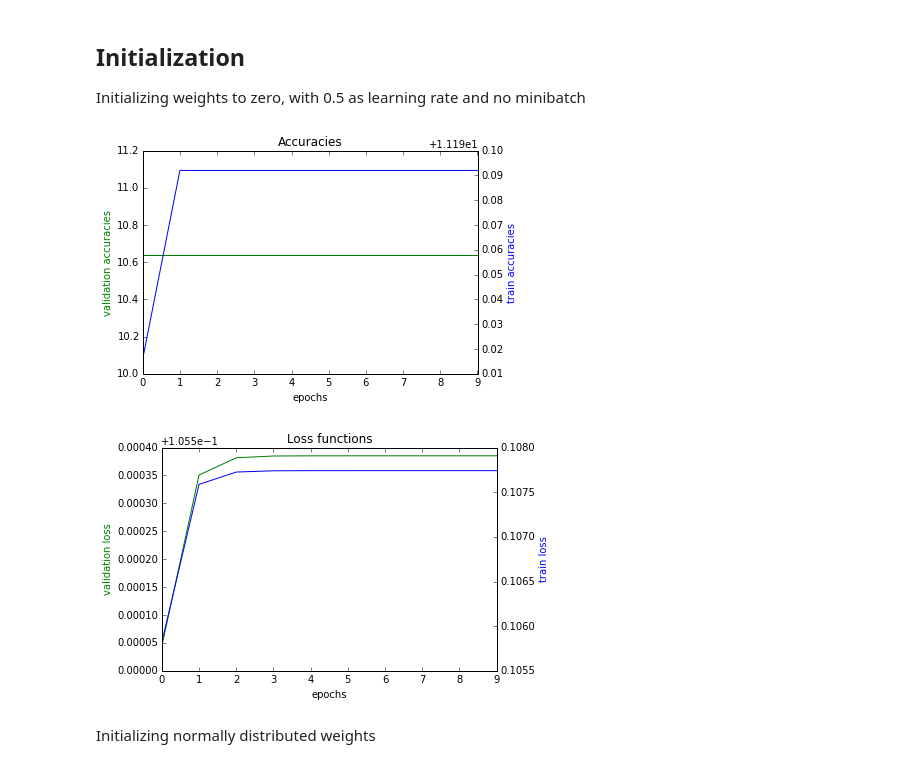
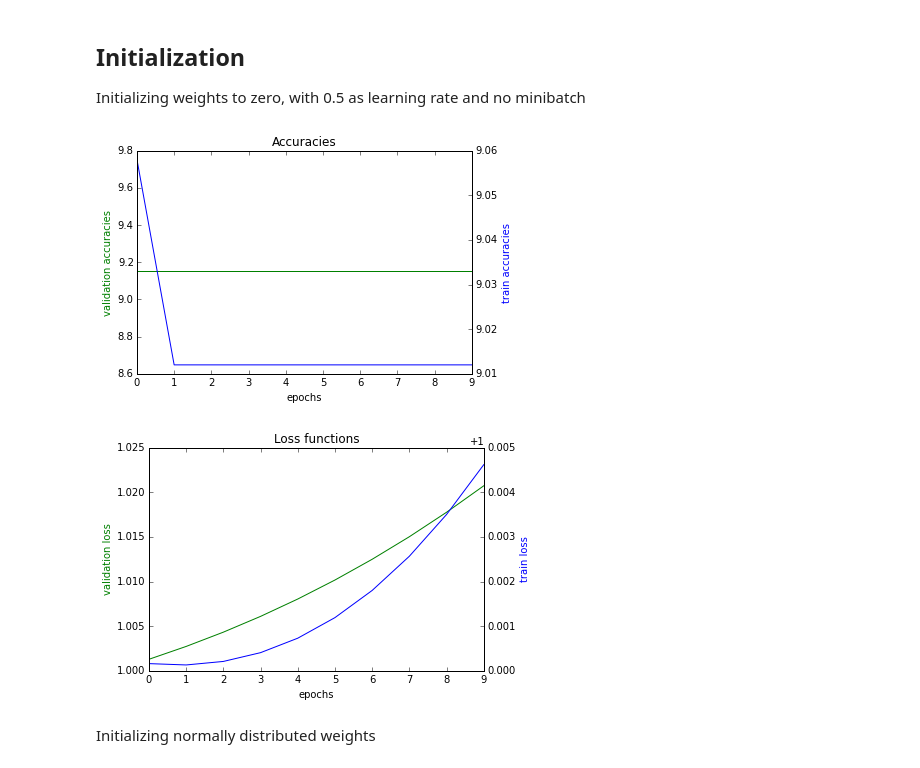
Before and after one commit to mabounassif/IFT6135H19_assignment, a Jupyter notebook: mlp.ipynb, the cells around one changed output. Drawn from its saved outputs; the diff is of its cells as text; code cells hidden in the pictures.

```diff
--- a/mlp.ipynb
+++ b/mlp.ipynb
@@ -78,6 +78,9 @@ def forward(self, X):
     input_layer = X
 
     # Adding input in activations needed for gradient descent
+    self.cache['activations'] = []
+    self.cache['preactivations'] = []
+
     self.cache['activations'].append(X)
 
     # Index stops before the last layer as we'd need to treat it differently
@@ -146,15 +159,13 @@ def loss(self, predictions, targets):
     N = predictions.shape[0] # batch size
     k = predictions.shape[1] # numb of classes
 
-    return np.mean(-1*np.sum(np.multiply(np.eye(k)[targets][0], np.log10(predictions))))
+    return -1*np.sum(np.multiply(np.eye(k)[targets][0], np.log10(predictions)))/N
 # %%
 def loss_prime(self, predictions, targets):
     k = predictions.shape[1] # numb of classes
+    N = predictions.shape[0]
 
-    print(predictions)
-    print(np.eye(k)[targets])
-
-    return np.sum(np.multiply(np.eye(k)[targets], np.eye(k)[targets] - predictions), axis=0, keepdims=1)
+    return np.sum(np.multiply(np.eye(k)[targets], np.eye(k)[targets] - predictions), axis=0, keepdims=1)/N
 # %%
 def backward(self, Y):
     '''
@@ -166,19 +177,18 @@ def backward(self, Y):
             column: is the label of the samples
     '''
     n_layers = len(self.size_layers)
+    N = Y.shape[0]
 
     delta = loss_prime(self, self.cache['activations'][-1], Y)
 
-    print(delta)
-
     self.grads['b'][-1] = delta
-    self.grads['w'][-1] = np.dot(delta.transpose(), np.mean(self.cache['activations'][-2], axis=0, keepdims=1))
+    self.grads['w'][-1] = np.dot(delta.transpose(), np.sum(self.cache['activations'][-2], axis=0, keepdims=1)/N)
 
     for l in range(2, n_layers):
         z = self.cache['preactivations'][-l]
         o = activation_prime(self, z)
 
-        delta = np.multiply(np.dot(delta, self.theta['w'][-l+1]), np.mean(o, axis=0, keepdims=1))
+        delta = np.multiply(np.dot(delta, self.theta['w'][-l+1]), np.sum(o, axis=0, keepdims=1)/N)
 
         self.grads['b'][-l] = delta
-        self.grads['w'][-l] = np.dot(delta.transpose(), np.mean(self.cache['activations'][-l-1], axis=0, keepdims=1))
+        self.grads['w'][-l] = np.dot(delta.transpose(), np.sum(self.cache['activations'][-l-1], axis=0, keepdims=1)/N)
@@ -325,21 +316,21 @@ Initializing weights to zero, with 0.5 as learning rate and no minibatch
 # %%
 datapath = 'data/mnist.pkl.npy'
 modelpath = 'model/mlp.pkl.npy'
 
 eta = 0.03
 batch_size = 500
 epoch = 10
-lmbda = 0.0050
+lmbda = 0
 
-mlp = NN(datapath=datapath, modelpath=modelpath, size_layers=[784, 16, 16, 10])
+mlp = NN(datapath=datapath, modelpath=modelpath, size_layers=[784, 10, 10, 10])
 
 initialize_zero_weights(mlp)
 losses, accuracies = train(mlp, eta, epoch=epoch, batch_size=batch_size, lmbda=lmbda)
 
 draw_plots(mlp, epoch, accuracies, losses)
 # %% [output]
-[figure, old version]
+[figure, new version]
-[figure, old version]
+[figure, new version]
 # %% [markdown]
 Initializing normally distributed weights
 # %%
```
Also changed, not shown: parts of 16 cells of this notebook.
